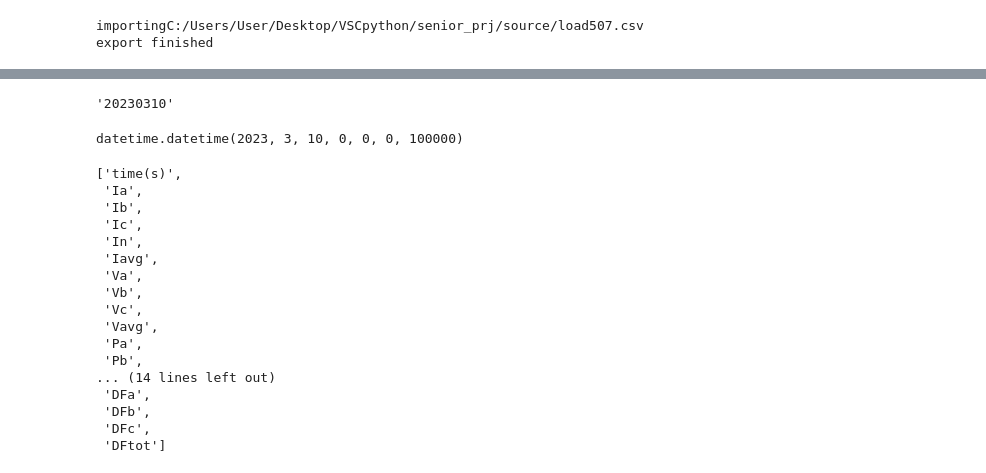
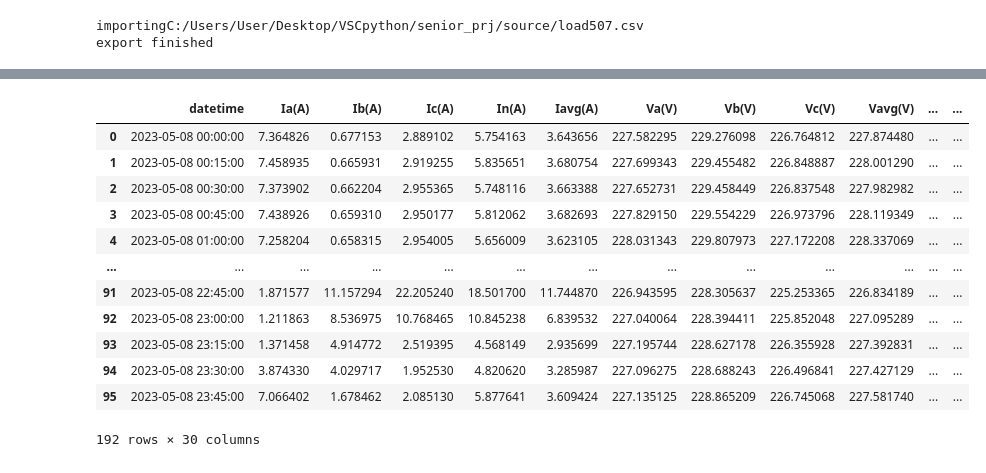
Before and after one commit to mycodereposit/Senior-prj, a Jupyter notebook: format_load_gw.ipynb, the cells around one changed output, grey strips where cells are left out. Drawn from its saved outputs; the diff is of its cells as text; code cells hidden in the pictures.

```diff
--- a/format_load_gw.ipynb
+++ b/format_load_gw.ipynb
@@ -263,9 +293,0 @@ df1
-# %%
-date
-# %% [output]
-'20230310'
-# %%
-start_date = datetime.datetime(int(date[:4]),int(date[4:6]),int(date[6:8])) + datetime.timedelta(milliseconds = 100)
-start_date
-# %% [output]
-datetime.datetime(2023, 3, 10, 0, 0, 0, 100000)
@@ -274,22 +293,0 @@ time(s), Ia, Ib, Ic, Pa, Pb, Pc, Ptot, VAa, VAb, VAc, VAtot
-# %%
-a = input().split(', ')
-b = [e for e in a]
-b
-# %% [output]
-['time(s)',
- 'Ia',
- 'Ib',
- 'Ic',
- 'In',
- 'Iavg',
- 'Va',
- 'Vb',
- 'Vc',
- 'Vavg',
- 'Pa',
- 'Pb',
-... (14 lines left out)
- 'DFa',
- 'DFb',
- 'DFc',
- 'DFtot']
@@ -295,0 +298,18 @@ b
+# %%
+df = pd.concat([dfdown,dfraw],axis = 0)
+# %%
+df
+# %% [output]
+|  | datetime | Ia(A) | Ib(A) | Ic(A) | In(A) | Iavg(A) | Va(V) | Vb(V) | Vc(V) | Vavg(V) | ... | ... |
+| 0 | 2023-05-08 00:00:00 | 7.364826 | 0.677153 | 2.889102 | 5.754163 | 3.643656 | 227.582295 | 229.276098 | 226.764812 | 227.874480 | ... | ... |
+| 1 | 2023-05-08 00:15:00 | 7.458935 | 0.665931 | 2.919255 | 5.835651 | 3.680754 | 227.699343 | 229.455482 | 226.848887 | 228.001290 | ... | ... |
+| 2 | 2023-05-08 00:30:00 | 7.373902 | 0.662204 | 2.955365 | 5.748116 | 3.663388 | 227.652731 | 229.458449 | 226.837548 | 227.982982 | ... | ... |
+| 3 | 2023-05-08 00:45:00 | 7.438926 | 0.659310 | 2.950177 | 5.812062 | 3.682693 | 227.829150 | 229.554229 | 226.973796 | 228.119349 | ... | ... |
+| 4 | 2023-05-08 01:00:00 | 7.258204 | 0.658315 | 2.954005 | 5.656009 | 3.623105 | 228.031343 | 229.807973 | 227.172208 | 228.337069 | ... | ... |
+| ... | ... | ... | ... | ... | ... | ... | ... | ... | ... | ... | ... | ... |
+| 91 | 2023-05-08 22:45:00 | 1.871577 | 11.157294 | 22.205240 | 18.501700 | 11.744870 | 226.943595 | 228.305637 | 225.253365 | 226.834189 | ... | ... |
+| 92 | 2023-05-08 23:00:00 | 1.211863 | 8.536975 | 10.768465 | 10.845238 | 6.839532 | 227.040064 | 228.394411 | 225.852048 | 227.095289 | ... | ... |
+| 93 | 2023-05-08 23:15:00 | 1.371458 | 4.914772 | 2.519395 | 4.568149 | 2.935699 | 227.195744 | 228.627178 | 226.355928 | 227.392831 | ... | ... |
+| 94 | 2023-05-08 23:30:00 | 3.874330 | 4.029717 | 1.952530 | 4.820620 | 3.285987 | 227.096275 | 228.688243 | 226.496841 | 227.427129 | ... | ... |
+| 95 | 2023-05-08 23:45:00 | 7.066402 | 1.678462 | 2.085130 | 5.877641 | 3.609424 | 227.135125 | 228.865209 | 226.745068 | 227.581740 | ... | ... |
+192 rows × 30 columns
```
Also changed, not shown: parts of 25 cells of this notebook.
